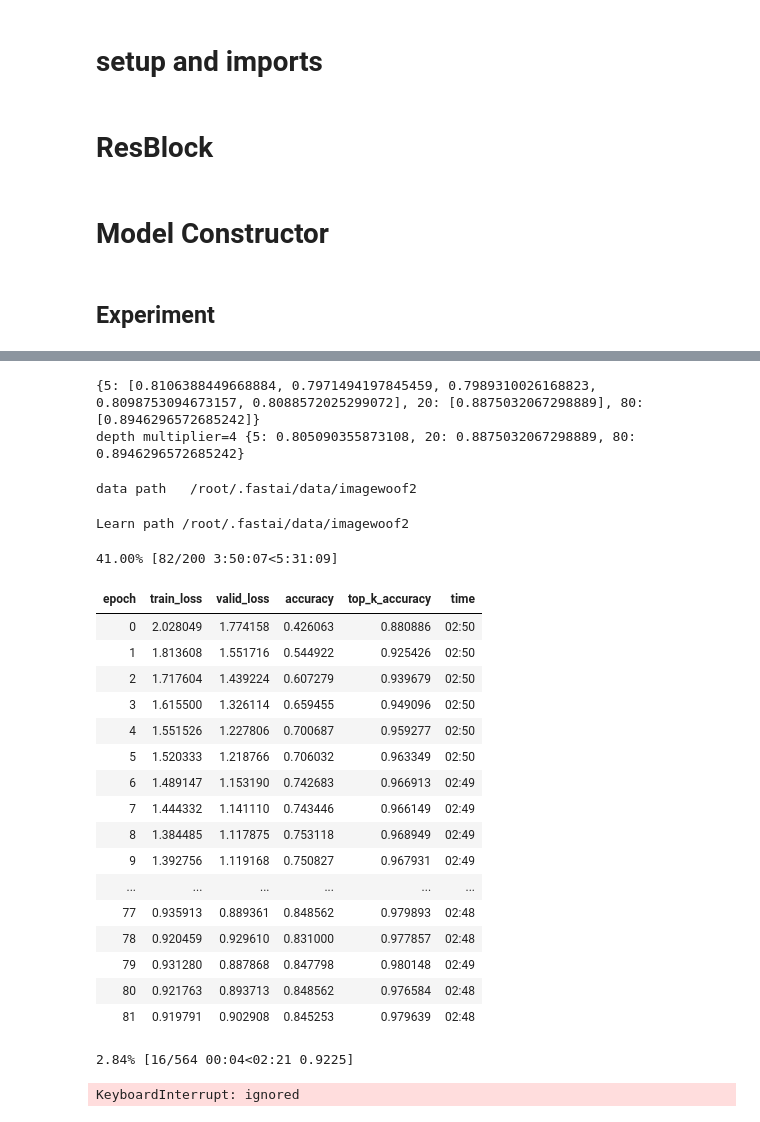
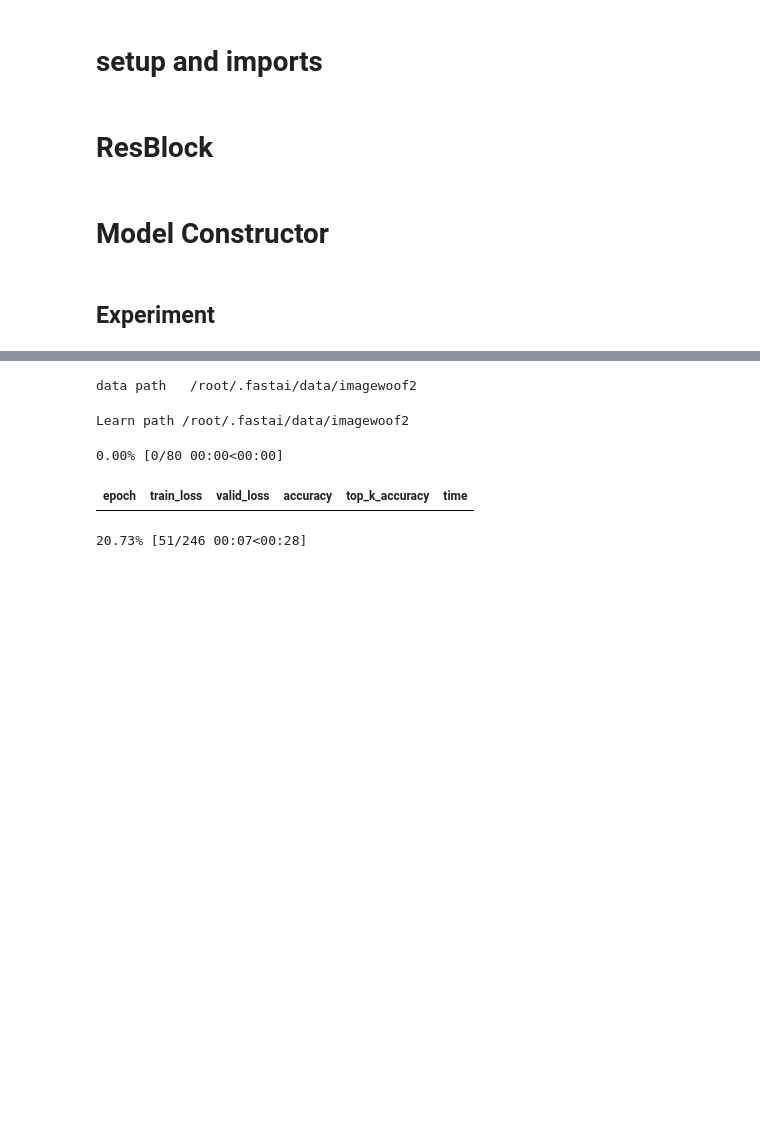
Before and after one commit to BoaEi/imagenette_experiments, a Jupyter notebook: ResNet_twist.ipynb, the cells around one changed output, grey strips where cells are left out. Cells and saved outputs as stored; diff of their text form; code cells hidden in the pictures; blank space fills up the shorter version.

```diff
--- a/ResNet_twist.ipynb
+++ b/ResNet_twist.ipynb
@@ -54,7 +54,7 @@ class MnM(nn.Module): # Mix and Multiply
         self.channels = channels
         self.gs = group_size
         n = channels//group_size*2
-        self.conv = nn.Conv2d(n, n*2, 1, groups=n, bias=True)
+        self.conv = nn.Conv2d(n, n*4, 1, groups=n, bias=True)
         self.XY = None
 
     def forward(self, x):
@@ -64,7 +64,7 @@ class MnM(nn.Module): # Mix and Multiply
         if self.XY is None:
             XX = torch.from_numpy(np.indices((1,H,W))[2]*2/W-1)
             YY = torch.from_numpy(np.indices((1,H,W))[1]*2/H-1)
-            g = self.channels//self.gs*2
+            g = self.channels//self.gs*4
             self.XY = torch.cat([XX,YY]*g, dim=0).to(x.device).type(x.dtype)
         twist = self.conv(x2)*self.XY
         twist = torch.sum(twist.view(N,-1,2,2,H,W), dim=2).reshape(N,-1,H,W)
@@ -107,10 +107,10 @@ class NewResBlock(Module):
         ] if expansion == 1 else [
                    (f"conv_0", conv_layer(ni, nh, 1, act_fn=act_fn, bn_1st=bn_1st)),
                    # (f"conv_1", conv_layer(nh, nh, 3, act_fn=act_fn, bn_1st=bn_1st)),
-                   # (f"conv_1", conv_layer(nh, nh*dm, 3, groups=nh, act_fn=act_fn, bn_1st=bn_1st)),
-                   (f"conv_1", conv_layer(nh, nh*dm, 3, groups=nh, act=False, bn_layer=False)),
+                   (f"conv_1", conv_layer(nh, nh*dm, 3, groups=nh, act_fn=act_fn, bn_1st=bn_1st)),
+                   # (f"conv_1", conv_layer(nh, nh*dm, 3, groups=nh, act=False, bn_layer=False)),
                    (f"MnM", MnM(nf, dm)),
-                   (f"conv_2", conv_layer(nh*(dm+2), nf, 1, zero_bn=zero_bn, act=False, bn_1st=bn_1st))
+                   (f"conv_2", conv_layer(nh*(dm+4), nf, 1, zero_bn=zero_bn, act=False, bn_1st=bn_1st))
         ]
         if sa: layers.append(('sa', SimpleSelfAttention(nf,ks=1,sym=sym)))
         self.convs = nn.Sequential(OrderedDict(layers))
@@ -136,7 +136,7 @@ model.sa = True
 # %%
 dm = 4
 res = dict()
-for ep in [5]*5 + [20] + [80]:
+for ep in [80]: #*5 + [20] + [80]:
     mixup=0 if ep<=20 else 0.2
     learn = get_learn(model=model, size=192, bs=16, mixup=mixup)
     learn.fit_fc(ep, lr=4e-3, moms=(0.95,0.95), start_pct=0.72)
@@ -184,40 +169,15 @@ Learn path /root/.fastai/data/imagewoof2
-# %%
-print(res)
-print('depth multiplier={}'.format(dm), {e: sum(res[e])/len(res[e]) for e in res})
-# %% [output]
-{5: [0.8106388449668884, 0.7971494197845459, 0.7989310026168823, 0.8098753094673157, 0.8088572025299072], 20: [0.8875032067298889], 80: [0.8946296572685242]}
-depth multiplier=4 {5: 0.805090355873108, 20: 0.8875032067298889, 80: 0.8946296572685242}
 # %%
-for e in [200]: #*5 + [20] + [80]:
-  mixup=0 if e<=20 else 0.2
-  learn = get_learn(model=model, size=192, bs=16, mixup=mixup)
-  learn.fit_fc(e, lr=4e-3, moms=(0.95,0.95), start_pct=0.72)
-  acc = learn.recorder.metrics[-1][0].item()
-  if e in res:
-    res[e] += [acc]
-  else:
-    res[e] = [acc]
-  print('{} epochs: {} ({} runs)'.format(e, sum(res[e])/len(res[e]), len(res[e])))
+for ep in [80]: #*5 + [20] + [80]:
+    mixup=0 if ep<=20 else 0.2
+    learn = get_learn(model=model, size=192, bs=16, mixup=mixup)
+    learn.fit_fc(ep, lr=4e-3, moms=(0.95,0.95), start_pct=0.72)
+    acc = learn.recorder.metrics[-1][0].item()
+    res[ep] = [acc] if ep not in res else res[ep] + [acc]
+    print('{} epochs: {} ({} runs)'.format(ep, sum(res[ep])/len(res[ep]), len(res[ep])))
+print('depth multiplier={}'.format(dm), {ep: sum(res[ep])/len(res[ep]) for ep in res})
 # %% [output]
 data path   /root/.fastai/data/imagewoof2
 Learn path /root/.fastai/data/imagewoof2
-41.00% [82/200 3:50:07<5:31:09]
+0.00% [0/80 00:00<00:00]
 | epoch | train_loss | valid_loss | accuracy | top_k_accuracy | time |
-| 0 | 2.028049 | 1.774158 | 0.426063 | 0.880886 | 02:50 |
-| 1 | 1.813608 | 1.551716 | 0.544922 | 0.925426 | 02:50 |
-| 2 | 1.717604 | 1.439224 | 0.607279 | 0.939679 | 02:50 |
-| 3 | 1.615500 | 1.326114 | 0.659455 | 0.949096 | 02:50 |
-| 4 | 1.551526 | 1.227806 | 0.700687 | 0.959277 | 02:50 |
-| 5 | 1.520333 | 1.218766 | 0.706032 | 0.963349 | 02:50 |
-| 6 | 1.489147 | 1.153190 | 0.742683 | 0.966913 | 02:49 |
-| 7 | 1.444332 | 1.141110 | 0.743446 | 0.966149 | 02:49 |
-| 8 | 1.384485 | 1.117875 | 0.753118 | 0.968949 | 02:49 |
-| 9 | 1.392756 | 1.119168 | 0.750827 | 0.967931 | 02:49 |
-| ... | ... | ... | ... | ... | ... |
-| 77 | 0.935913 | 0.889361 | 0.848562 | 0.979893 | 02:48 |
-| 78 | 0.920459 | 0.929610 | 0.831000 | 0.977857 | 02:48 |
-| 79 | 0.931280 | 0.887868 | 0.847798 | 0.980148 | 02:49 |
-| 80 | 0.921763 | 0.893713 | 0.848562 | 0.976584 | 02:48 |
-| 81 | 0.919791 | 0.902908 | 0.845253 | 0.979639 | 02:48 |
-2.84% [16/564 00:04<02:21 0.9225]
+20.73% [51/246 00:07<00:28]
-KeyboardInterrupt: ignored
```
Also changed, not shown: parts of 1 cell of this notebook.
